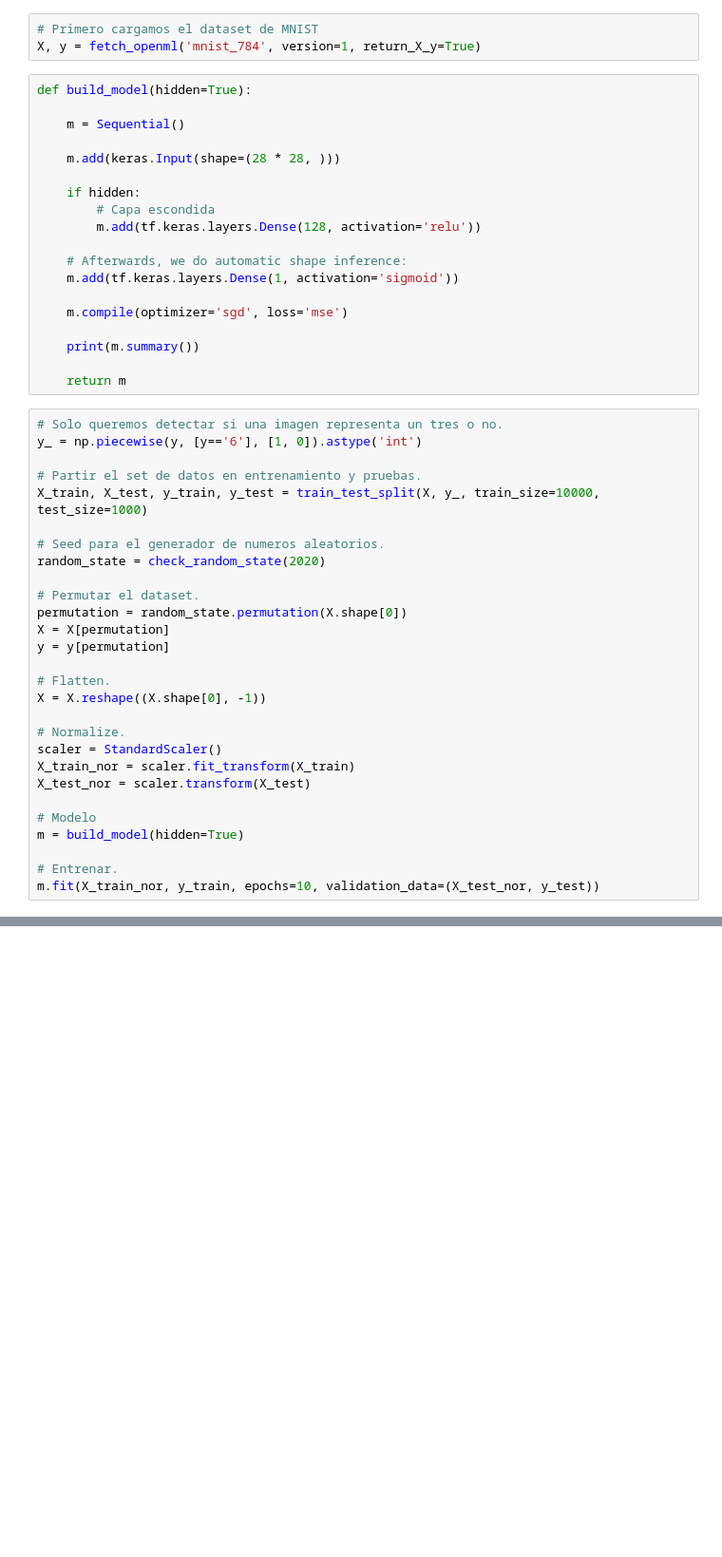
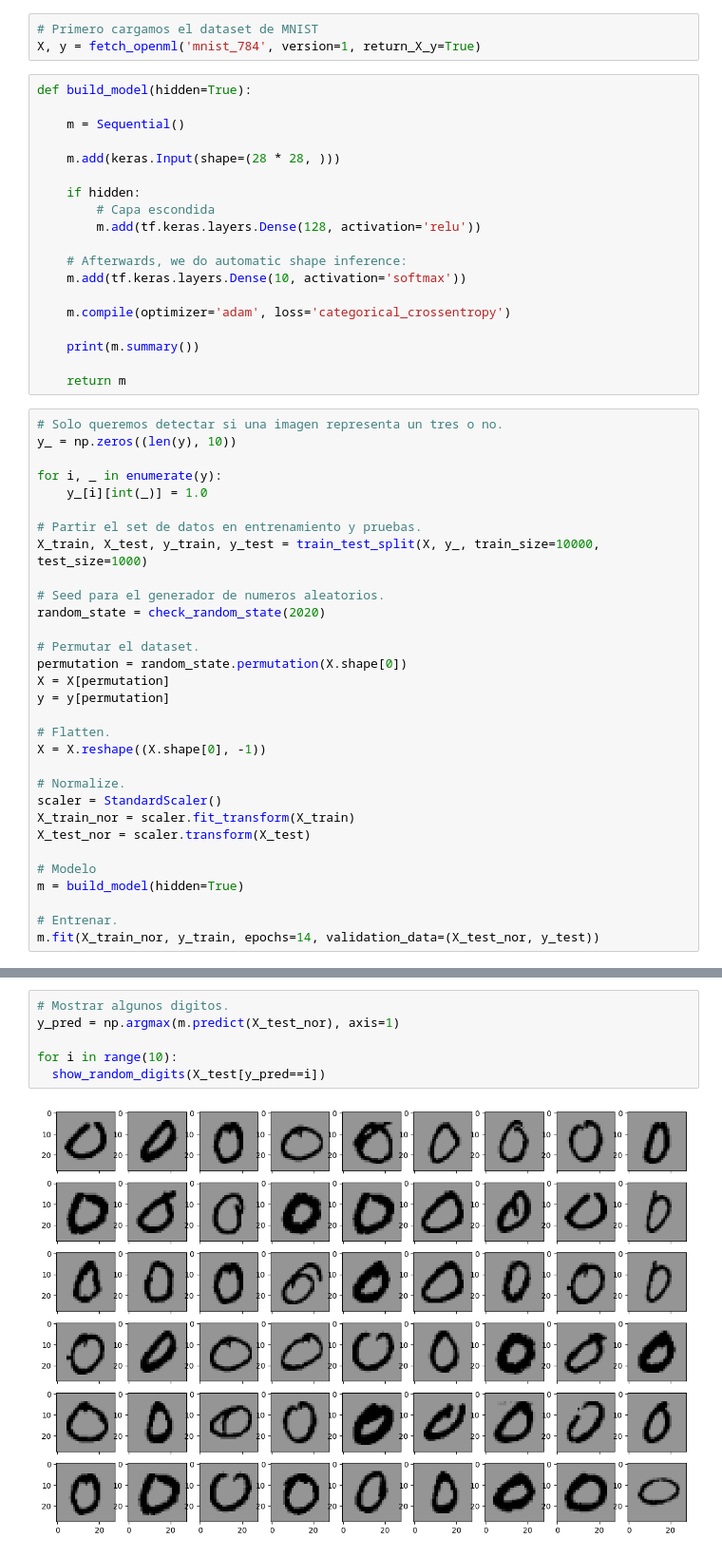
Before and after one commit to jorgeecardona/notebooks-curso-usa, a Jupyter notebook: NeuralNetwork.ipynb, the cells around one changed output, grey strips where cells are left out. Shown at 95% size. Cells and saved outputs as stored; diff of their text form; blank space fills up the shorter version.

```diff
--- a/NeuralNetwork.ipynb
+++ b/NeuralNetwork.ipynb
@@ -52,16 +52,19 @@ def build_model(hidden=True):
         m.add(tf.keras.layers.Dense(128, activation='relu'))
 
     # Afterwards, we do automatic shape inference:
-    m.add(tf.keras.layers.Dense(1, activation='sigmoid'))
+    m.add(tf.keras.layers.Dense(10, activation='softmax'))
 
-    m.compile(optimizer='sgd', loss='mse')
+    m.compile(optimizer='adam', loss='categorical_crossentropy')
 
     print(m.summary())
 
     return m
 # %%
 # Solo queremos detectar si una imagen representa un tres o no.
-y_ = np.piecewise(y, [y=='6'], [1, 0]).astype('int')
+y_ = np.zeros((len(y), 10))
+
+for i, _ in enumerate(y):
+    y_[i][int(_)] = 1.0
 
 # Partir el set de datos en entrenamiento y pruebas.
 X_train, X_test, y_train, y_test = train_test_split(X, y_, train_size=10000, test_size=1000)
@@ -86,5 +89,5 @@ X_test_nor = scaler.transform(X_test)
 m = build_model(hidden=True)
 
 # Entrenar.
-m.fit(X_train_nor, y_train, epochs=10, validation_data=(X_test_nor, y_test))
+m.fit(X_train_nor, y_train, epochs=14, validation_data=(X_test_nor, y_test))
 # %% [output]
@@ -130,0 +146,8 @@ show_random_digits(X_test[m.predict(X_test_nor).flatten() > 0.9])
+# %%
+# Mostrar algunos digitos.
+y_pred = np.argmax(m.predict(X_test_nor), axis=1)
+
+for i in range(10):
+  show_random_digits(X_test[y_pred==i])
+# %% [output]
+[figure, added]
```
Also changed, not shown: parts of 6 cells of this notebook, 1 other file.
